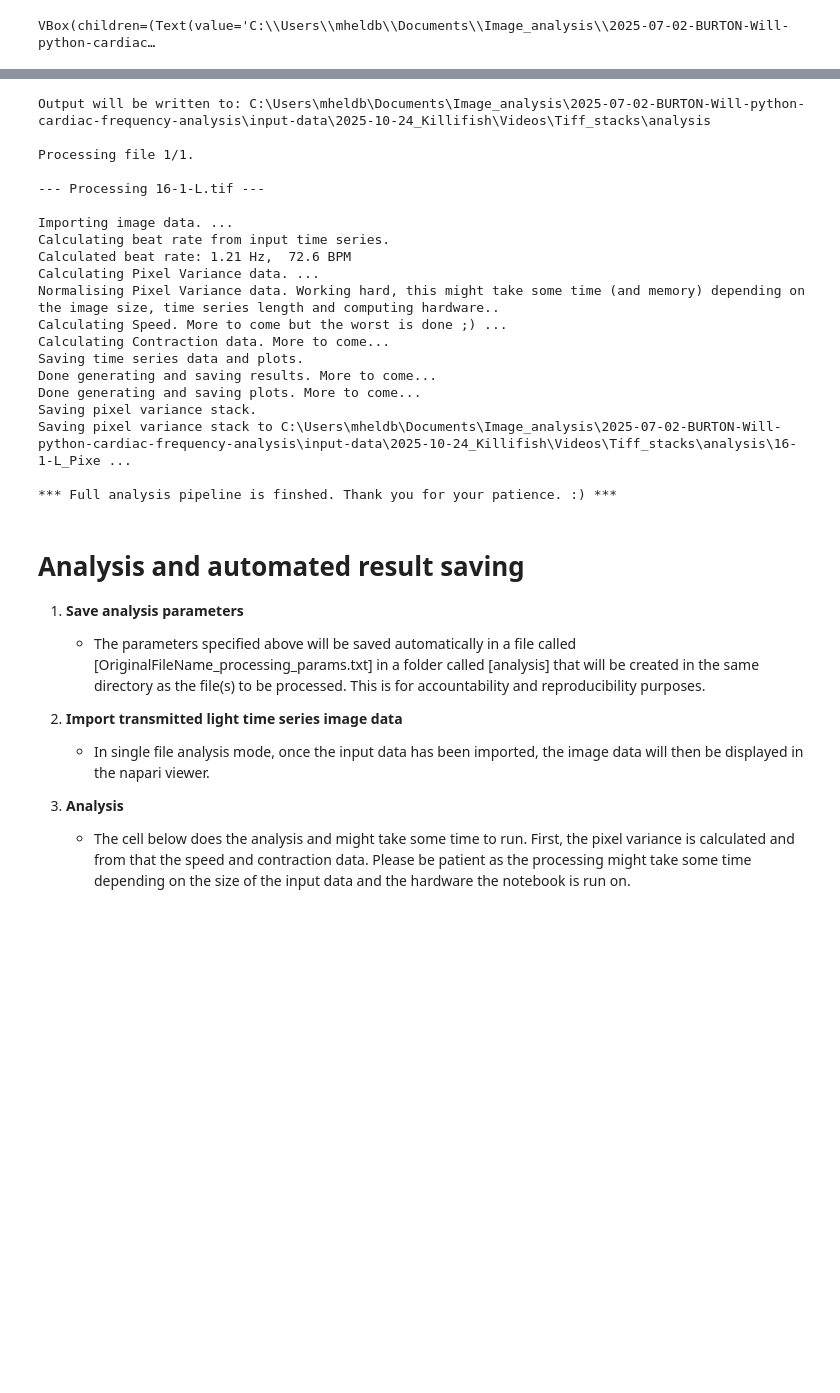
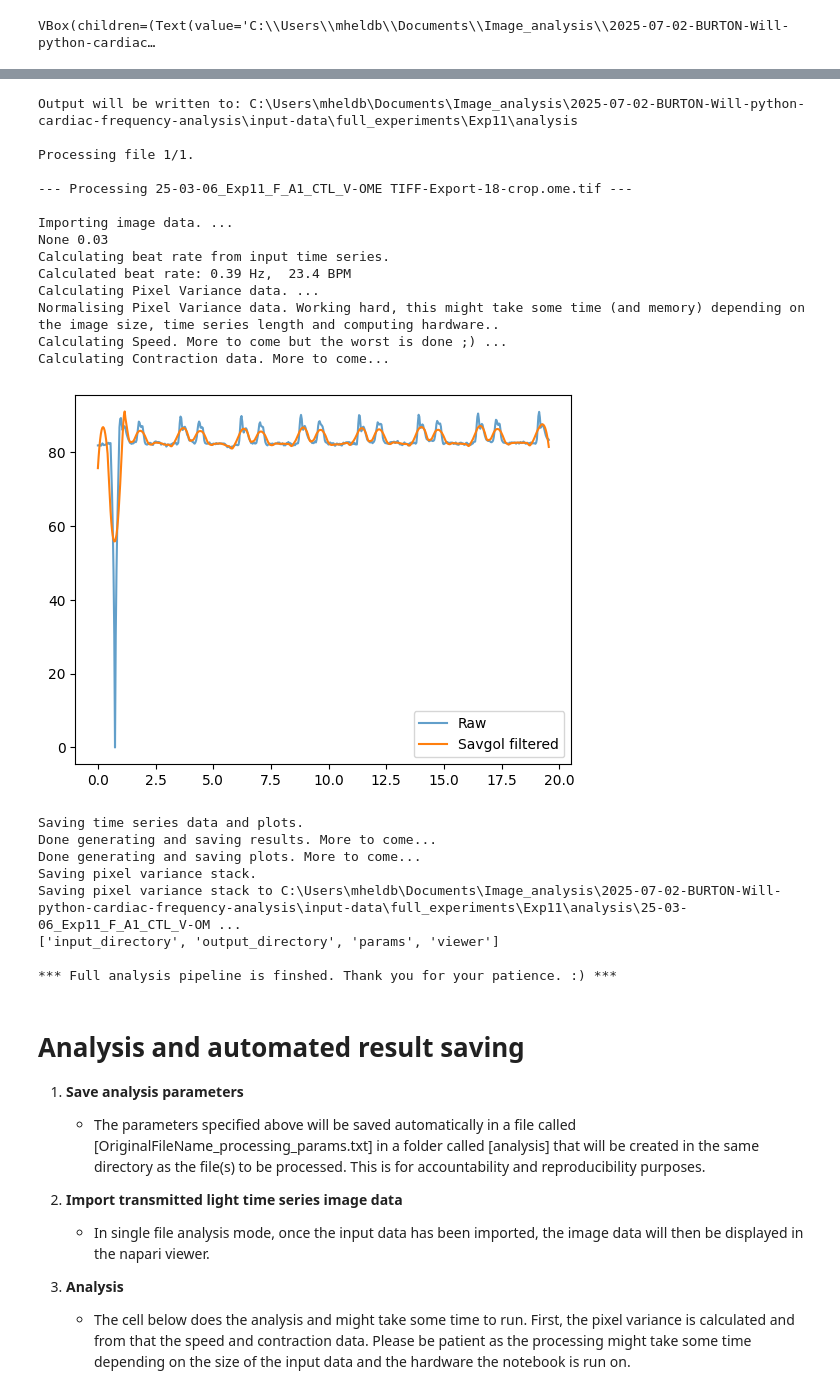
Before and after one commit to Marien-kaefer/BeatRatePy, a Jupyter notebook: Jupyter_notebook/CWA_auto_beat_rate.ipynb, the cells around one changed output, grey strips where cells are left out. Drawn from its saved outputs; the diff is of its cells as text; code cells hidden in the pictures; blank space fills up the shorter version.

Commit message:
fix various options, adapt parameters written to file accordingly

```diff
--- a/Jupyter_notebook/CWA_auto_beat_rate.ipynb
+++ b/Jupyter_notebook/CWA_auto_beat_rate.ipynb
@@ -44,6 +44,7 @@ Once all parameters are set, click on the "Submit Parameters" button and move on
 import napari
 import numpy as np
 import tifffile
+from ome_types import from_xml
 import matplotlib.pyplot as plt
 from scipy.fft import fft, fftshift, ifft
 from scipy.signal import windows, savgol_filter, find_peaks
@@ -54,7 +55,8 @@ from IPython.display import display, clear_output
 # ---- User input dialog ----
 # Input widgets
 input_directory_input = widgets.Text(
-    value=r'C:\Users\mheldb\Documents\Image_analysis\2025-07-02-BURTON-Will-python-cardiac-frequency-analysis\input-data\2025-10-24_Killifish\Videos\Tiff_stacks',
+    value=r'C:\Users\mheldb\Documents\Image_analysis\2025-07-02-BURTON-Will-python-cardiac-frequency-analysis\input-data\full_experiments\Exp11',
+    #value=r'C:\Users\directory',
     #value='C:/Users/directory',
     description='Directory:',
     style={'description_width': 'auto'},
@@ -73,7 +75,7 @@ file_name_info_message = widgets.HTML(
 )
 
 input_file_input = widgets.Text(
-    value='16-1-L.tif',
+    value='25-03-06_Exp11_F_A1_CTL_V-OME TIFF-Export-18.ome-crop.tif',
     #value='time-lapse-file.ome.tif',
     description='File name:',
     style={'description_width': 'auto'},
@@ -81,7 +83,7 @@ input_file_input = widgets.Text(
 )
 
 video_rate_input = widgets.IntText(
-    value=17,
+    value=31,
     description='Video rate (fps):',
     style={'description_width': 'auto'}
 )
@@ -99,7 +101,7 @@ checkbox_beat_rate_calculation = widgets.Checkbox(
 
 exp_beat_rate_input = widgets.FloatText(
     value=1.15,
-    description='Beat rate (Hz):',
+    description='Manual beat rate (Hz):',
     style={'description_width': 'auto'}
 )
 
@@ -136,7 +138,7 @@ checkbox_calibration_w_pixel_size = widgets.Checkbox(
 )
 
 pixel_calibration_input = widgets.FloatText(
-    value=1.3802,
+    value=1.3798,
     description='Pixel Calibration (µm/px):',
     style={'description_width': 'auto'}
 )
@@ -291,7 +321,8 @@ def write_processing_parameters(
         f.write(f"File: {input_file}\n")
         f.write(f"Video rate: {params['video_rate']} fps\n")
         f.write(f"Auto beat rate calculation: {params['auto_beat_rate']} \n")
-        f.write(f"Beat rate: {params['exp_beat_rate']} Hz\n")
+        if not params['auto_beat_rate']:
+            f.write(f"Beat rate: {params['exp_beat_rate']} Hz\n")
         f.write(f"Offset: {params['offset']}\n")
         f.write(f"Auto offset calc: {params['auto_offset']}\n")
         f.write(f"Calculated offset: {params['offset']}\n")
@@ -306,13 +337,43 @@ def write_processing_parameters(
 
 def load_timeseries(input_path: Path):
     print("Importing image data. ...")
+
     data = tifffile.imread(input_path)
     data = data.astype(np.uint16)
     data = np.transpose(data, (1, 2, 0))  # (H, W, T)
     data.shape
+
     return data
 
+def extract_metadata(input_path: Path, params=None):
 
+    metadata = {
+        "pixel_size": None,
+        "pixel_unit": None,
+        "time_increment": None,
+    }
+
+    suffix = input_path.suffix.lower()
+
+    try:
+
+        if suffix == ".czi":
+            ...
+
+        elif suffix in [".tif", ".tiff"]:
+            ...
+
+    except Exception as e:
+        print("Metadata extraction failed:", e)
+
+    # manual fallback
+    if metadata["pixel_size"] is None:
+        metadata["pixel_size"] = params.get("pixel_calibration")
+
+    if metadata["time_increment"] is None:
+        metadata["time_increment"] = 1 / params.get("video_rate")
+
+    return metadata
 
 def auto_beat_rate_calculation(TimeSeriesData, params, output_directory, filename):
     print("Calculating beat rate from input time series.")
@@ -464,6 +525,8 @@ def calculate_contraction_hann(TimeSeriesData, offset, speed, auto_calibration,
         contraction_scaled - contraction_scaled.min()
     ) / (contraction_scaled.max() - contraction_scaled.min())
 
+    del N
+
     return contraction_filtered, contraction_scaled, contraction_normalized
 '''
 
@@ -497,14 +560,14 @@ def calculate_contraction(TimeSeriesData, offset, speed, auto_calibration, pixel
     contraction_filtered = savgol_filter(contraction,
                                           window_length=beat_period_frames,
                                           polyorder=3)
-    '''
+    #'''
     # uncomment for testing
     plt.figure()
     plt.plot(np.arange(len(contraction)) / video_rate, contraction, label='Raw', alpha=0.7)
     plt.plot(np.arange(len(contraction_filtered)) / video_rate, contraction_filtered, label='Savgol filtered')
     plt.legend()
     plt.show()
-    '''
+    #'''
 
     if auto_calibration:
         contraction_scaled = contraction_filtered * pixel_calibration
@@ -744,43 +807,51 @@ def process_file(input_directory, input_file, output_directory, auto_batch, auto
             name="Pixel Variance Stack",
             blending="additive",
             colormap="magenta",
         )
 
+    #Clean up variables to free up memory
+    #del PV_data_stack, TimeSeriesData, checkbox_offset_calculation, contraction, contraction_filtered, contraction_normalized, contraction_scaled, current_std, f, f_contraction, filename_without_extension, filt, i, input_file, input_path, j, key_frame, key_std, number_of_frames, output_c, output_s, output_tiff, pv_max, pv_min, sample_window, speed, speed_normalized, speed_scaled, suffixes, time_series_c, time_series_s, zeros
+    del PV_data_stack, TimeSeriesData, auto_batch, auto_beat_rate, contraction_filtered, contraction_normalized, contraction_scaled, exp_beat_rate, filename, input_file, input_path, speed, speed_normalized, speed_scaled
+    # uncomment below to print currently assigned variables
+    print(dir())
 
 # ----------------------------
 # Entry point
 # ----------------------------
 
 input_directory, files, auto_batch = collect_input_files()
 output_directory = create_output_directory(input_directory)
 
 for n, f in enumerate(files, start=1):
     print(f"Processing file {n}/{len(files)}.\n")
     auto_beat_rate = checkbox_beat_rate_calculation.value
     process_file(input_directory, f, output_directory, auto_batch, auto_beat_rate)
 
 print("\n*** Full analysis pipeline is finshed. Thank you for your patience. :) ***")
 # %% [output]
-Output will be written to: C:\Users\mheldb\Documents\Image_analysis\2025-07-02-BURTON-Will-python-cardiac-frequency-analysis\input-data\2025-10-24_Killifish\Videos\Tiff_stacks\analysis
+Output will be written to: C:\Users\mheldb\Documents\Image_analysis\2025-07-02-BURTON-Will-python-cardiac-frequency-analysis\input-data\full_experiments\Exp11\analysis
 
 Processing file 1/1.
 
---- Processing 16-1-L.tif ---
+--- Processing 25-03-06_Exp11_F_A1_CTL_V-OME TIFF-Export-18-crop.ome.tif ---
 
 Importing image data. ...
+None 0.03
 Calculating beat rate from input time series.
-Calculated beat rate: 1.21 Hz,  72.6 BPM
+Calculated beat rate: 0.39 Hz,  23.4 BPM
 Calculating Pixel Variance data. ...
 Normalising Pixel Variance data. Working hard, this might take some time (and memory) depending on the image size, time series length and computing hardware..
 Calculating Speed. More to come but the worst is done ;) ...
 Calculating Contraction data. More to come...
-Saving time series data and plots.
-Done generating and saving results. More to come...
-Done generating and saving plots. More to come...
-Saving pixel variance stack.
-Saving pixel variance stack to C:\Users\mheldb\Documents\Image_analysis\2025-07-02-BURTON-Will-python-cardiac-frequency-analysis\input-data\2025-10-24_Killifish\Videos\Tiff_stacks\analysis\16-1-L_Pixe ...
-
-*** Full analysis pipeline is finshed. Thank you for your patience. :) ***
+[figure, added]
+Saving time series data and plots.
+Done generating and saving results. More to come...
+Done generating and saving plots. More to come...
+Saving pixel variance stack.
+Saving pixel variance stack to C:\Users\mheldb\Documents\Image_analysis\2025-07-02-BURTON-Will-python-cardiac-frequency-analysis\input-data\full_experiments\Exp11\analysis\25-03-06_Exp11_F_A1_CTL_V-OM ...
+['input_directory', 'output_directory', 'params', 'viewer']
+
+*** Full analysis pipeline is finshed. Thank you for your patience. :) ***
 # %% [markdown]
 # Analysis and automated result saving
 
```
Also changed, not shown: parts of 4 cells of this notebook.
